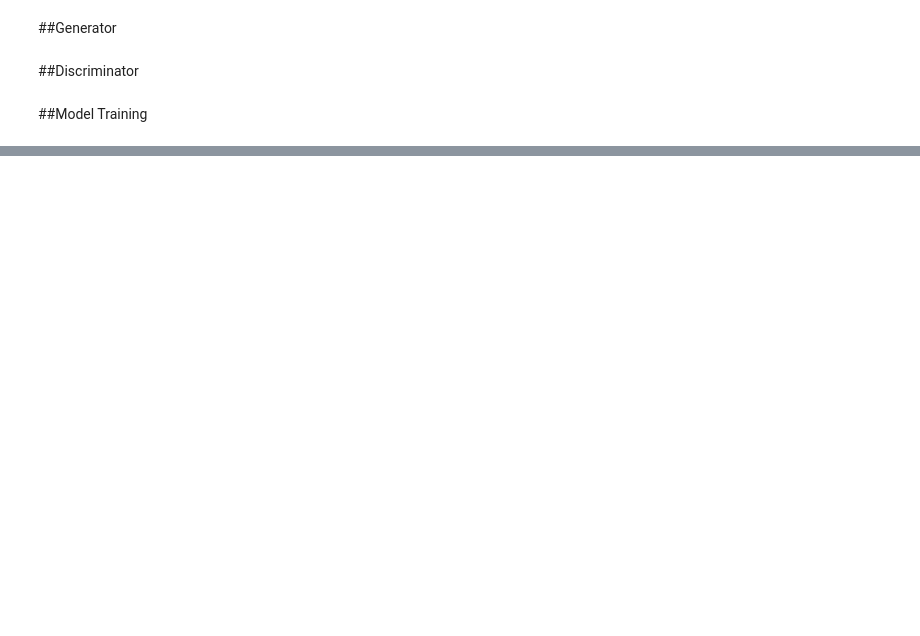
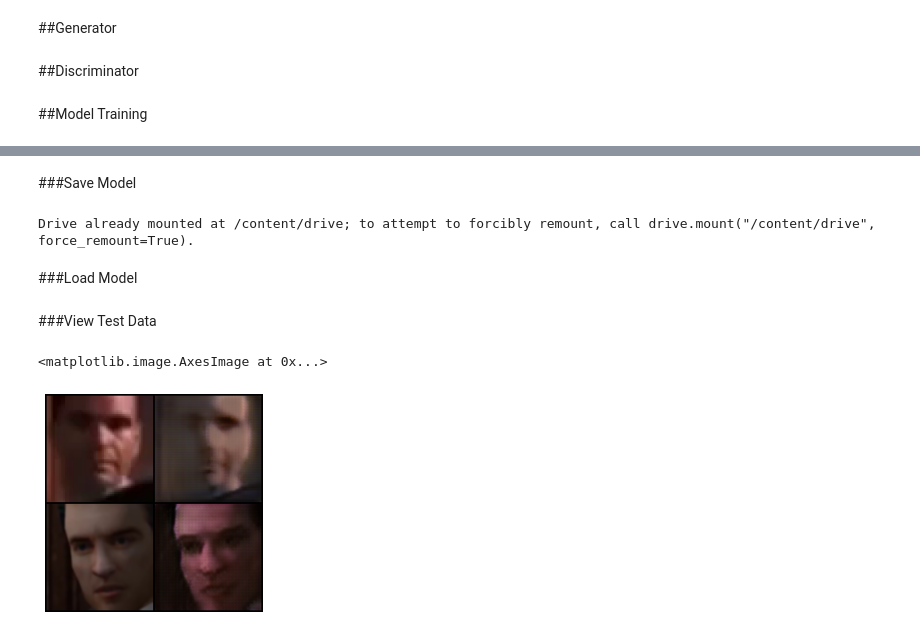
Before and after one commit to nikeshpatel99/style-transfer, a Jupyter notebook: image_to_image.ipynb, the cells around one changed output, grey strips where cells are left out. Drawn from its saved outputs; the diff is of its cells as text; code cells hidden in the pictures; blank space fills up the shorter version.

```diff
--- a/image_to_image.ipynb
+++ b/image_to_image.ipynb
@@ -360,0 +645,56 @@ class GameMovieGAN(pl.LightningModule):
+# %% [markdown]
+###Save Model
+# %%
+from google.colab import drive
+drive.mount('/content/drive')
+path = F"/content/drive/My Drive/face-to-face-identity18E.ckpt"
+torch.save(game_movie_model.state_dict(), path)
+# %% [output]
+Drive already mounted at /content/drive; to attempt to forcibly remount, call drive.mount("/content/drive", force_remount=True).
+# %% [markdown]
+###Load Model
+# %%
+# 1 model F"/content/drive/My Drive/FrameWeights/frame-identity{self.current_epoch}.ckpt"
+
+#path = F"/content/drive/My Drive/face-to-face-identity18E.ckpt" # 3.2 model
+#game_movie_model = GameMovieGAN(None, None, test_loader)
+#game_movie_model.load_state_dict(torch.load(path))
+#game_movie_model.train(mode=False)
+#game_movie_model.to("cuda")
+
+# 3.3 models (different epochs provide best result per model)
+path = F"/content/drive/My Drive/FaceWeights/face-to-face-identity35.ckpt"
+movie_model = GameMovieGAN(None, None, test_loader)
+movie_model.load_state_dict(torch.load(path))
+movie_model.train(mode=False)
+movie_model.to("cuda")
+
+path = F"/content/drive/My Drive/FaceWeights/face-to-face-identity36.ckpt"
+game_model = GameMovieGAN(None, None, test_loader)
+game_model.load_state_dict(torch.load(path))
+game_model.train(mode=False)
+game_model.to("cuda")
+
+test_loader = DataLoader(test_dataset, batch_size=1, num_workers=2, pin_memory=True, shuffle=False, drop_last=True)
+
+
+loader = iter(DataLoader(test_dataset, batch_size=1, num_workers=2, pin_memory=True, shuffle=False, drop_last=True))
+# %% [markdown]
+###View Test Data
+# %%
+true_game_img, true_movie_img = next(loader)
+true_game_img, true_movie_img = true_game_img.to("cuda"), true_movie_img.to("cuda")
+gen_game_img = game_model.mov_2_game_G.forward(true_movie_img)
+gen_mov_img = movie_model.game_2_mov_G.forward(true_game_img)
+
+true_game_img = true_game_img.cpu().squeeze()
+true_movie_img = true_movie_img.cpu().squeeze()
+gen_game_img = gen_game_img.cpu().squeeze()
+gen_mov_img = gen_mov_img.cpu().squeeze()
+imgs = torch.cat((true_movie_img.unsqueeze(dim=0), gen_game_img.unsqueeze(dim=0), true_game_img.unsqueeze(dim=0), gen_mov_img.unsqueeze(dim=0)))
+grid = torchvision.utils.make_grid(imgs, nrow=2)
+plt.axis('off')
+plt.imshow(grid.permute(1, 2, 0))
+# %% [output]
+<matplotlib.image.AxesImage at 0x...>
+[figure, added]
```
Also changed, not shown: parts of 22 cells of this notebook.
